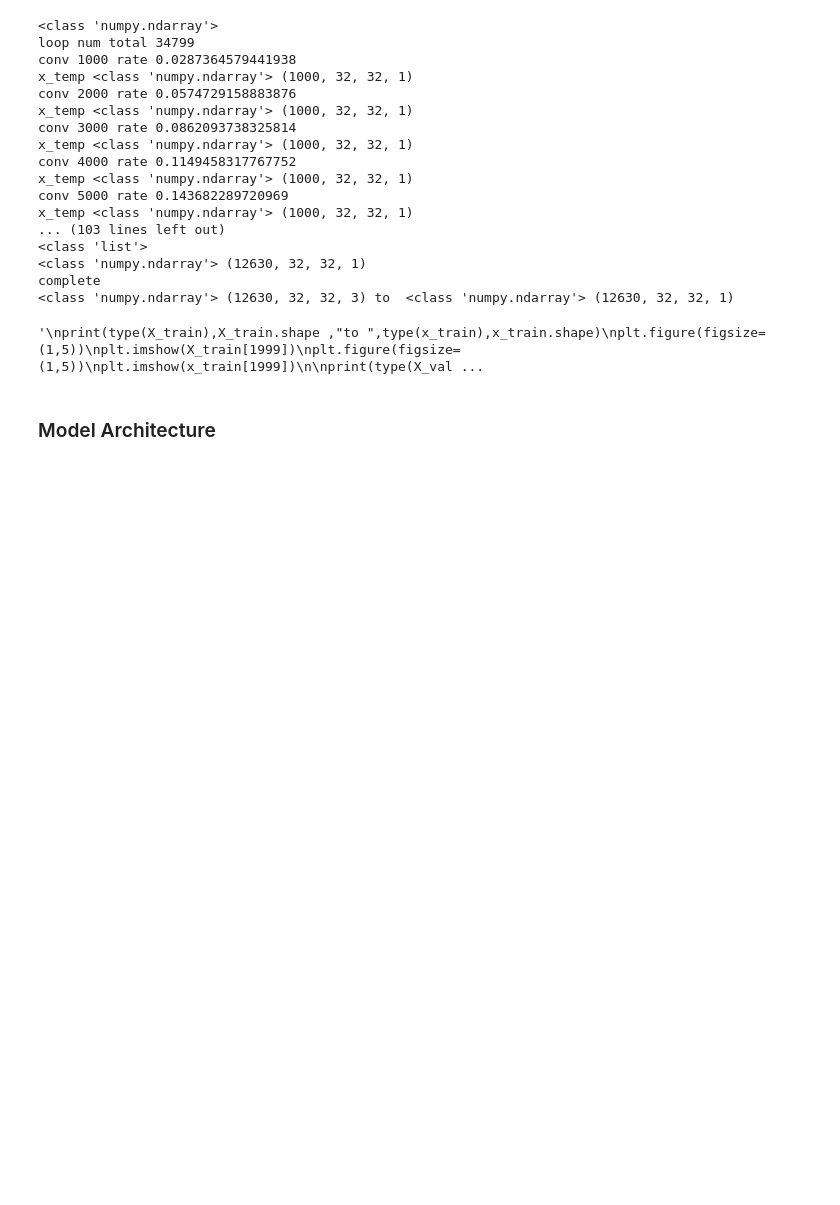
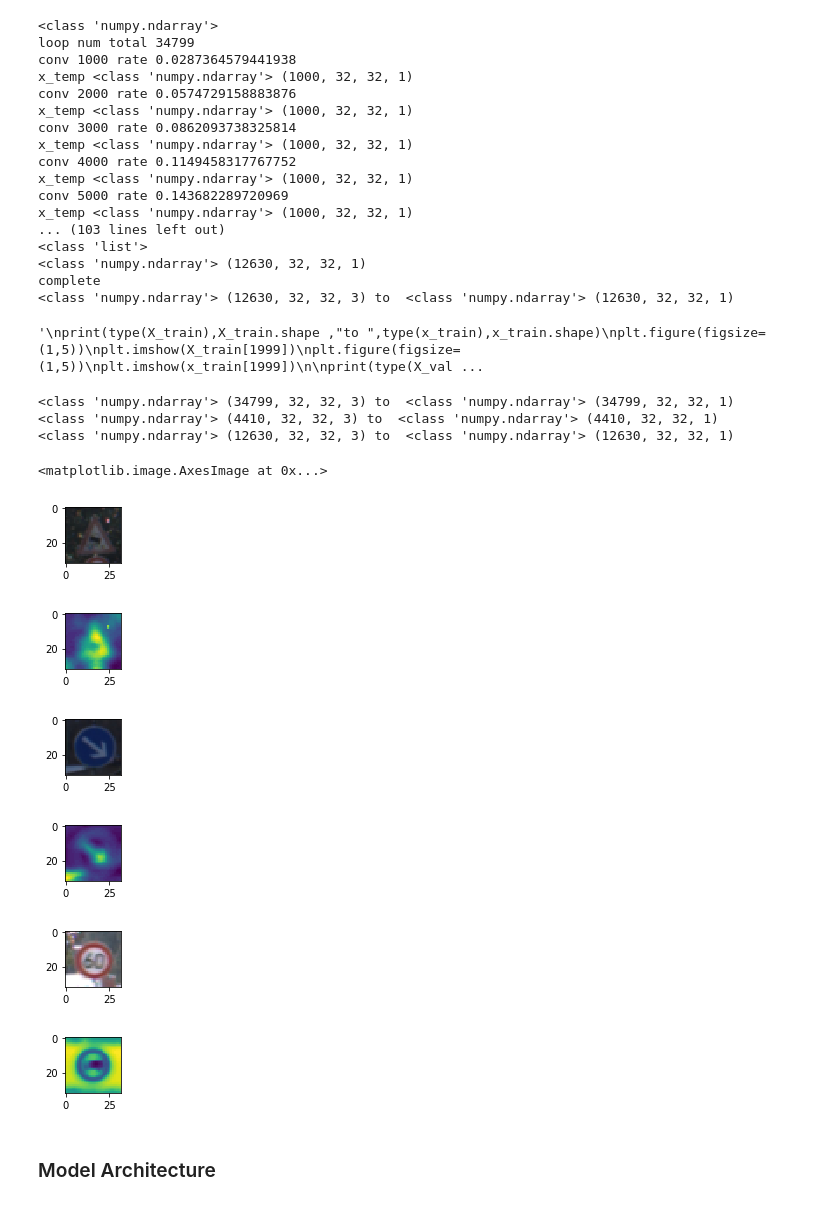
Before and after one commit to KSHIBA-HHQ/CarND-Traffic-Sign-Classifier-Project, a Jupyter notebook: Traffic_Sign_Classifier.ipynb, the cells around one changed output. Drawn from its saved outputs; the diff is of its cells as text; code cells hidden in the pictures; blank space fills up the shorter version.

```diff
--- a/Traffic_Sign_Classifier.ipynb
+++ b/Traffic_Sign_Classifier.ipynb
@@ -626,6 +606,36 @@ x_temp <class 'numpy.ndarray'> (1000, 32, 32, 1)
 complete
 <class 'numpy.ndarray'> (12630, 32, 32, 3) to  <class 'numpy.ndarray'> (12630, 32, 32, 1)
 '\nprint(type(X_train),X_train.shape ,"to ",type(x_train),x_train.shape)\nplt.figure(figsize=(1,5))\nplt.imshow(X_train[1999])\nplt.figure(figsize=(1,5))\nplt.imshow(x_train[1999])\n\nprint(type(X_val ...
+# %%
+
+print(type(X_train),X_train.shape ,"to ",type(x_train),x_train.shape)
+plt.figure(figsize=(1,5))
+plt.imshow(X_train[1999].squeeze())
+plt.figure(figsize=(1,5))
+plt.imshow(x_train[1999].squeeze())
+
+print(type(X_valid),X_valid.shape ,"to ",type(x_valid),x_valid.shape)
+plt.figure(figsize=(1,5))
+plt.imshow(X_valid[1999].squeeze())
+plt.figure(figsize=(1,5))
+plt.imshow(x_valid[1999].squeeze())
+
+print(type(X_test),X_test.shape ,"to ",type(x_test),x_test.shape)
+plt.figure(figsize=(1,5))
+plt.imshow(X_test[1999].squeeze())
+plt.figure(figsize=(1,5))
+plt.imshow(x_test[999].squeeze())
+# %% [output]
+<class 'numpy.ndarray'> (34799, 32, 32, 3) to  <class 'numpy.ndarray'> (34799, 32, 32, 1)
+<class 'numpy.ndarray'> (4410, 32, 32, 3) to  <class 'numpy.ndarray'> (4410, 32, 32, 1)
+<class 'numpy.ndarray'> (12630, 32, 32, 3) to  <class 'numpy.ndarray'> (12630, 32, 32, 1)
+<matplotlib.image.AxesImage at 0x...>
+[figure, added]
+[figure, added]
+[figure, added]
+[figure, added]
+[figure, added]
+[figure, added]
 # %% [markdown]
 ### Model Architecture
 # %%
```
Also changed, not shown: parts of 3 cells of this notebook.
